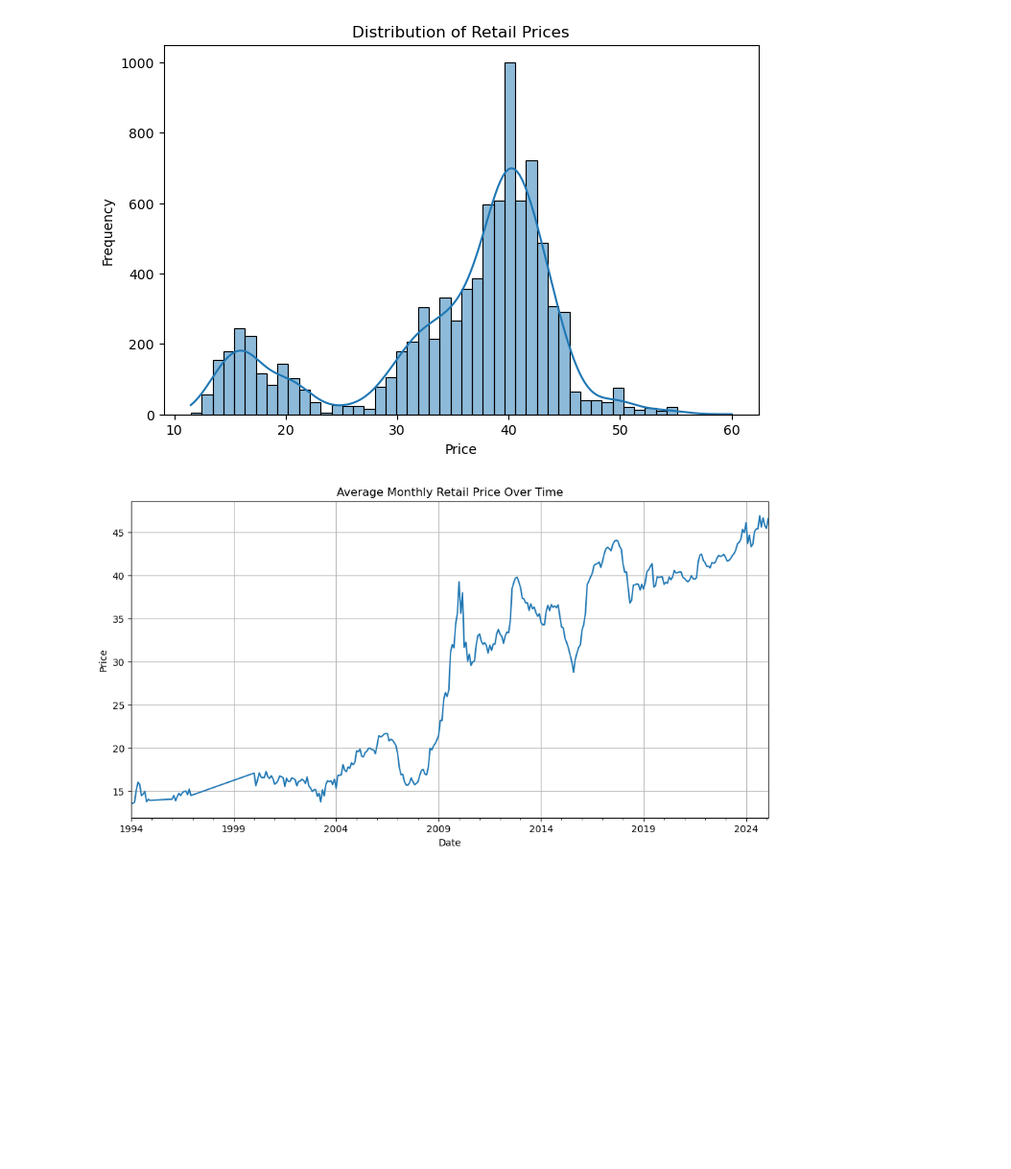
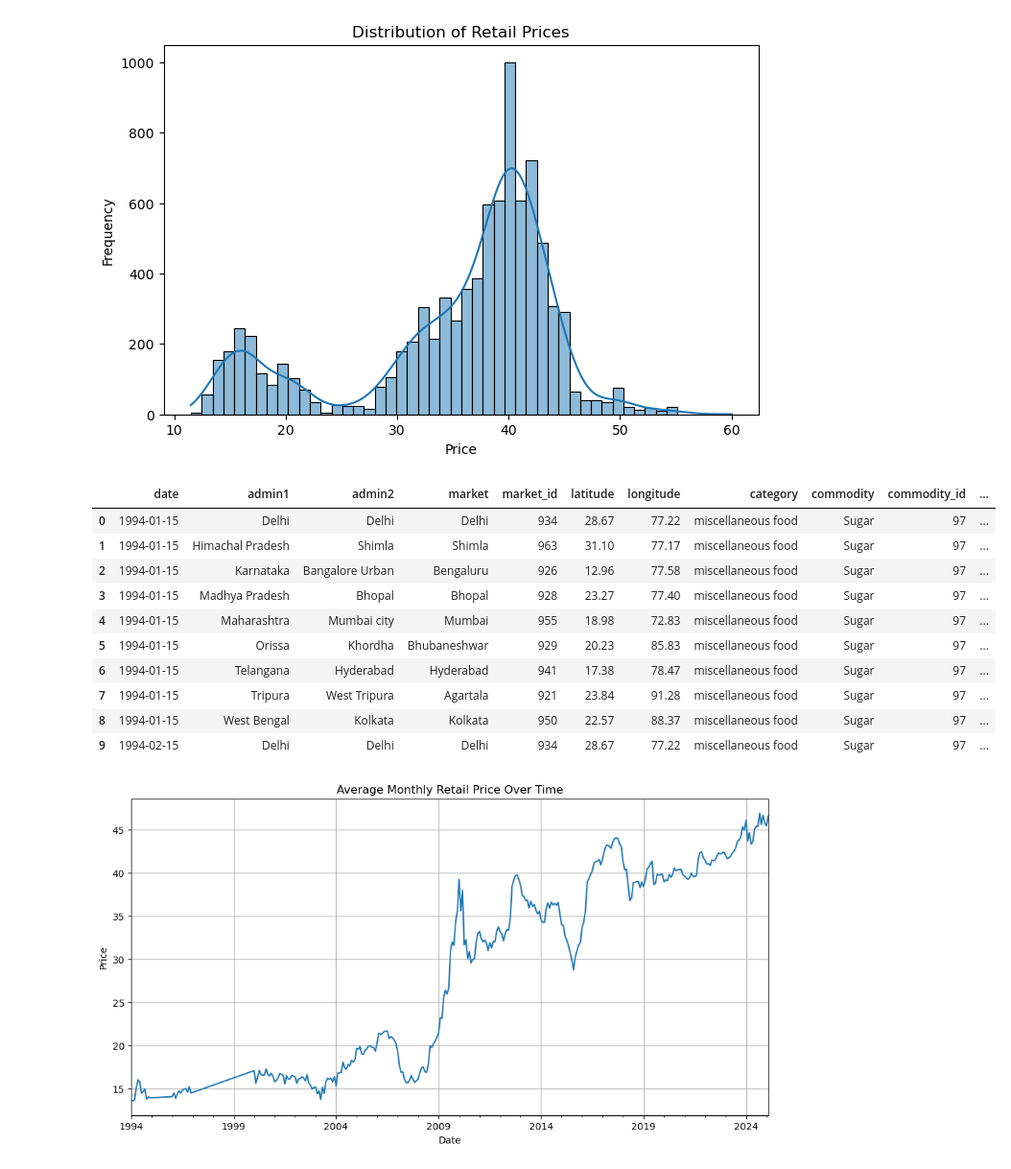
Before and after one commit to Neeti3107/Foundation-Project_Group-14, a Jupyter notebook: FP EDA.ipynb, the cells around one changed output. Shown at 96% size. Drawn from its saved outputs; the diff is of its cells as text; code cells hidden in the pictures; blank space fills up the shorter version.

Commit message:
Added filtered dataset for retail and suger

```diff
--- a/FP EDA.ipynb
+++ b/FP EDA.ipynb
@@ -80,6 +80,20 @@ plt.ylabel("Frequency")
 plt.show()
 # %% [output]
 [figure]
+# %%
+df_retail.head(10)
+# %% [output]
+|  | date | admin1 | admin2 | market | market_id | latitude | longitude | category | commodity | commodity_id | ... |
+| 0 | 1994-01-15 | Delhi | Delhi | Delhi | 934 | 28.67 | 77.22 | miscellaneous food | Sugar | 97 | ... |
+| 1 | 1994-01-15 | Himachal Pradesh | Shimla | Shimla | 963 | 31.10 | 77.17 | miscellaneous food | Sugar | 97 | ... |
+| 2 | 1994-01-15 | Karnataka | Bangalore Urban | Bengaluru | 926 | 12.96 | 77.58 | miscellaneous food | Sugar | 97 | ... |
+| 3 | 1994-01-15 | Madhya Pradesh | Bhopal | Bhopal | 928 | 23.27 | 77.40 | miscellaneous food | Sugar | 97 | ... |
+| 4 | 1994-01-15 | Maharashtra | Mumbai city | Mumbai | 955 | 18.98 | 72.83 | miscellaneous food | Sugar | 97 | ... |
+| 5 | 1994-01-15 | Orissa | Khordha | Bhubaneshwar | 929 | 20.23 | 85.83 | miscellaneous food | Sugar | 97 | ... |
+| 6 | 1994-01-15 | Telangana | Hyderabad | Hyderabad | 941 | 17.38 | 78.47 | miscellaneous food | Sugar | 97 | ... |
+| 7 | 1994-01-15 | Tripura | West Tripura | Agartala | 921 | 23.84 | 91.28 | miscellaneous food | Sugar | 97 | ... |
+| 8 | 1994-01-15 | West Bengal | Kolkata | Kolkata | 950 | 22.57 | 88.37 | miscellaneous food | Sugar | 97 | ... |
+| 9 | 1994-02-15 | Delhi | Delhi | Delhi | 934 | 28.67 | 77.22 | miscellaneous food | Sugar | 97 | ... |
 # %%
 import matplotlib.pyplot as plt
 
```
Also changed, not shown: 1 other file.
